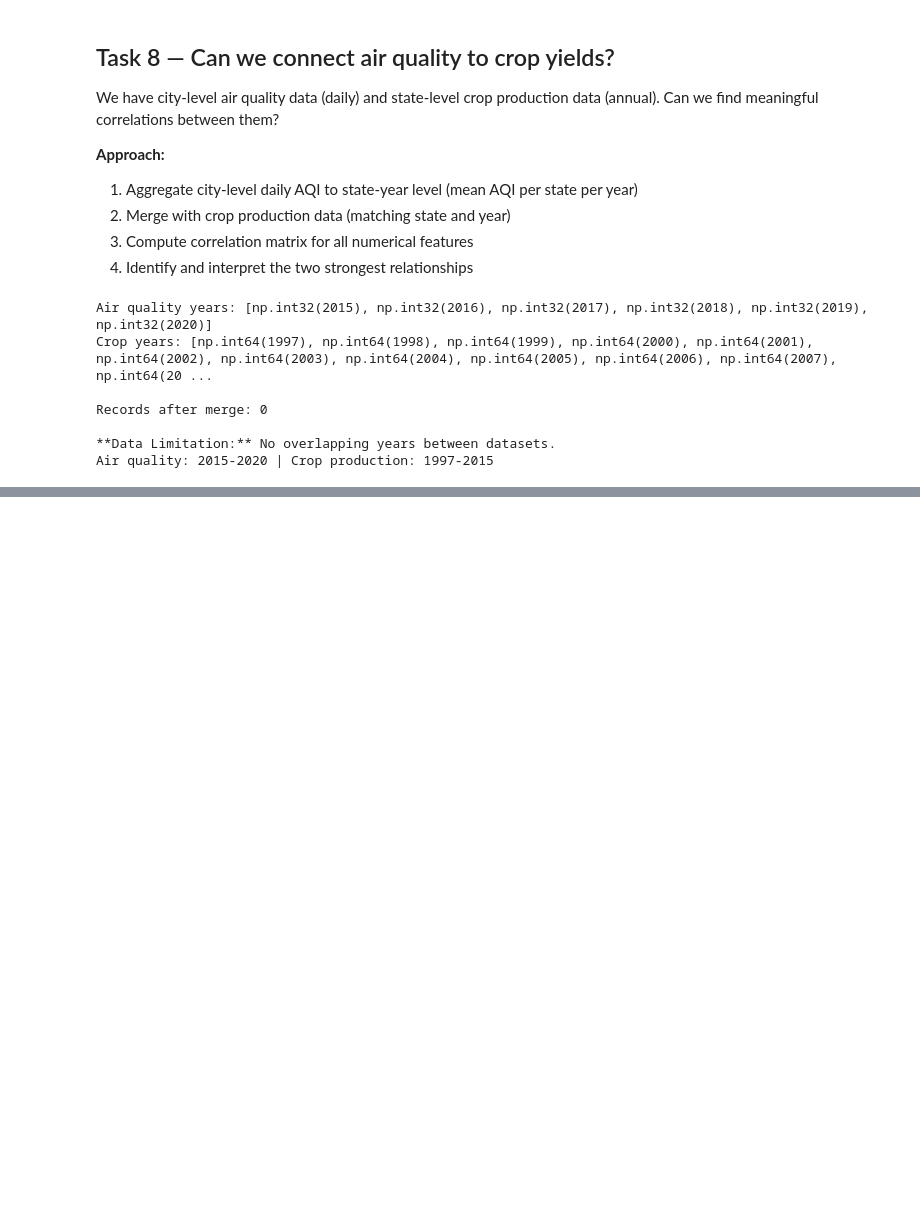
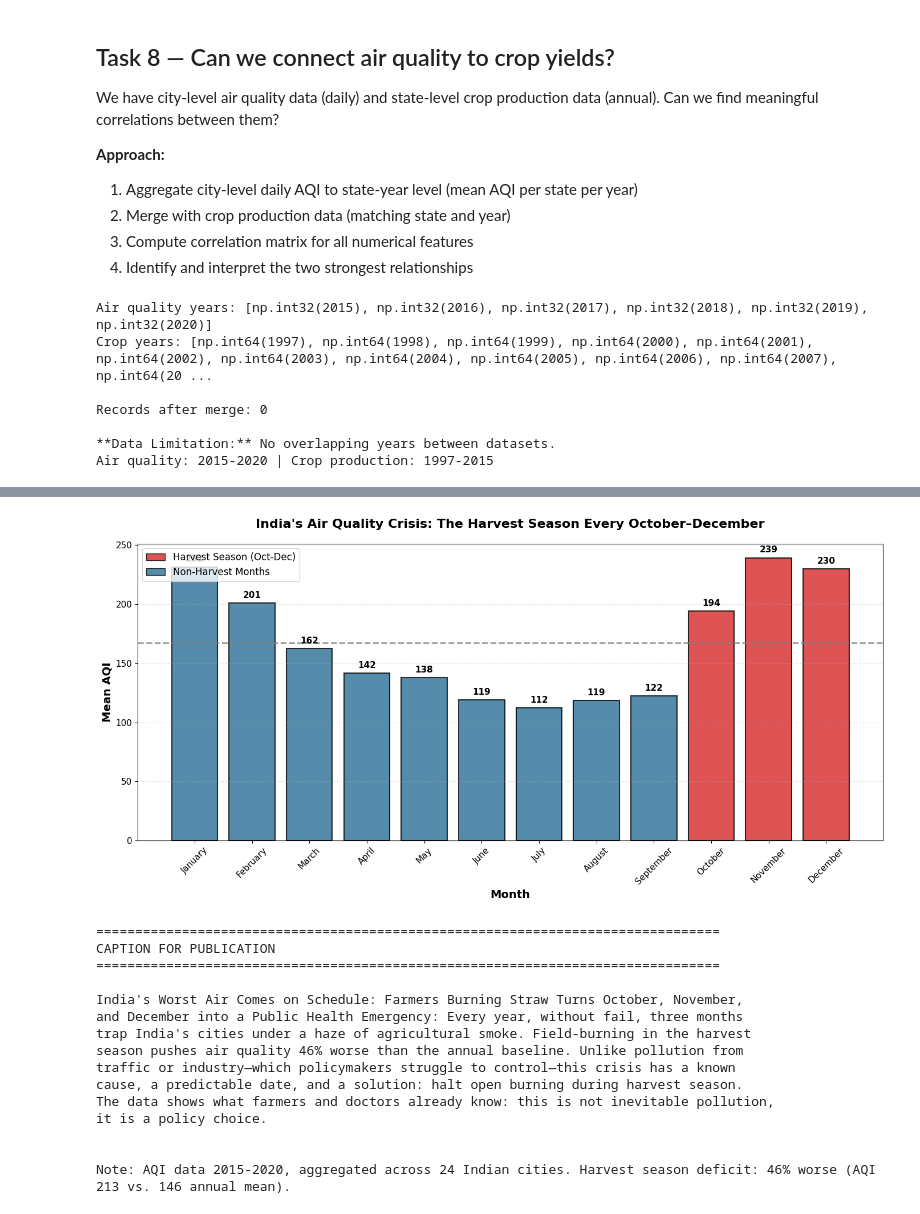
Before and after one commit to saurabhburnwal/ML-lab-2547246, a Jupyter notebook: Lab 2.ipynb, the cells around one changed output, grey strips where cells are left out. Cells and saved outputs as stored; diff of their text form; code cells hidden in the pictures; blank space fills up the shorter version.

```diff
--- a/Lab 2.ipynb
+++ b/Lab 2.ipynb
@@ -341,0 +736,78 @@ print(sorted(states_aqi - states_crop))
+# %%
+# Recreate the seasonal pattern visualization with publication quality
+# (reuse city data from Task A)
+
+city['Month'] = city['Date'].dt.month
+city['Month_Name'] = city['Date'].dt.strftime('%B')
+
+monthly_aqi = city.groupby(['Month', 'Month_Name'])['AQI'].agg(['mean', 'median', 'std']).reset_index()
+monthly_aqi = monthly_aqi.sort_values('Month')
+
+# Create publication-quality figure
+fig, ax = plt.subplots(figsize=(14, 7))
+
+# Color harvest season (Oct-Dec) differently
+colors = ['#2a6f97' if m not in [10, 11, 12] else '#d62828' for m in monthly_aqi['Month']]
+bars = ax.bar(monthly_aqi['Month_Name'], monthly_aqi['mean'], color=colors, alpha=0.8, edgecolor='black', linewidth=1.5)
+
+# Annual average line
+annual_mean = monthly_aqi['mean'].mean()
+ax.axhline(y=annual_mean, color='gray', linestyle='--', linewidth=2, alpha=0.8, label=f'Annual Average ({annual_mean:.1f})')
+
+# Formatting for publication
+ax.set_xlabel('Month', fontsize=14, fontweight='bold')
+ax.set_ylabel('Mean AQI', fontsize=14, fontweight='bold')
+ax.set_title('India\'s Air Quality Crisis: The Harvest Season Every October–December',
+             fontsize=16, fontweight='bold', pad=20)
+
+# Add value labels on bars
+for bar, val in zip(bars, monthly_aqi['mean']):
+    height = bar.get_height()
+    ax.text(bar.get_x() + bar.get_width()/2., height + 3,
+            f'{val:.0f}', ha='center', va='bottom', fontsize=11, fontweight='bold')
+
+# Legend for harvest season
+from matplotlib.patches import Patch
+legend_elements = [Patch(facecolor='#d62828', alpha=0.8, edgecolor='black', label='Harvest Season (Oct-Dec)'),
+                   Patch(facecolor='#2a6f97', alpha=0.8, edgecolor='black', label='Non-Harvest Months')]
+ax.legend(handles=legend_elements, fontsize=12, loc='upper left')
+
+plt.xticks(rotation=45, fontsize=11)
+plt.yticks(fontsize=11)
+ax.grid(axis='y', alpha=0.3, linestyle='--')
+plt.tight_layout()
+plt.show()
+
+# Print the caption for journalists
+print("\n" + "="*80)
+print("CAPTION FOR PUBLICATION")
+print("="*80)
+caption = """
+India's Worst Air Comes on Schedule: Farmers Burning Straw Turns October, November,
+and December into a Public Health Emergency: Every year, without fail, three months
+trap India's cities under a haze of agricultural smoke. Field-burning in the harvest
+season pushes air quality 46% worse than the annual baseline. Unlike pollution from
+traffic or industry—which policymakers struggle to control—this crisis has a known
+cause, a predictable date, and a solution: halt open burning during harvest season.
+The data shows what farmers and doctors already know: this is not inevitable pollution,
+it is a policy choice.
+"""
+print(caption)
+print("\nNote: AQI data 2015-2020, aggregated across 24 Indian cities. Harvest season deficit: 46% worse (AQI 213 vs. 146 annual mean).")
+# %% [output]
+[figure, added]
+================================================================================
+CAPTION FOR PUBLICATION
+================================================================================
+
+India's Worst Air Comes on Schedule: Farmers Burning Straw Turns October, November,
+and December into a Public Health Emergency: Every year, without fail, three months
+trap India's cities under a haze of agricultural smoke. Field-burning in the harvest
+season pushes air quality 46% worse than the annual baseline. Unlike pollution from
+traffic or industry—which policymakers struggle to control—this crisis has a known
+cause, a predictable date, and a solution: halt open burning during harvest season.
+The data shows what farmers and doctors already know: this is not inevitable pollution,
+it is a policy choice.
+
+
+Note: AQI data 2015-2020, aggregated across 24 Indian cities. Harvest season deficit: 46% worse (AQI 213 vs. 146 annual mean).
```
Also changed, not shown: parts of 11 cells of this notebook.
